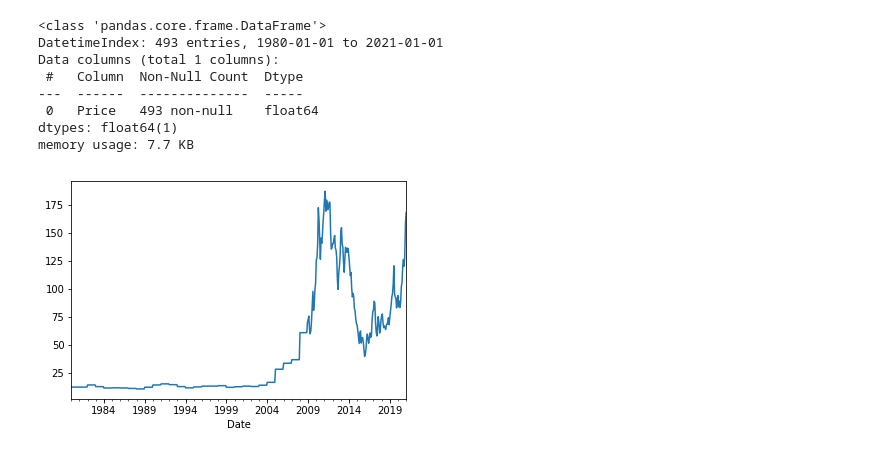
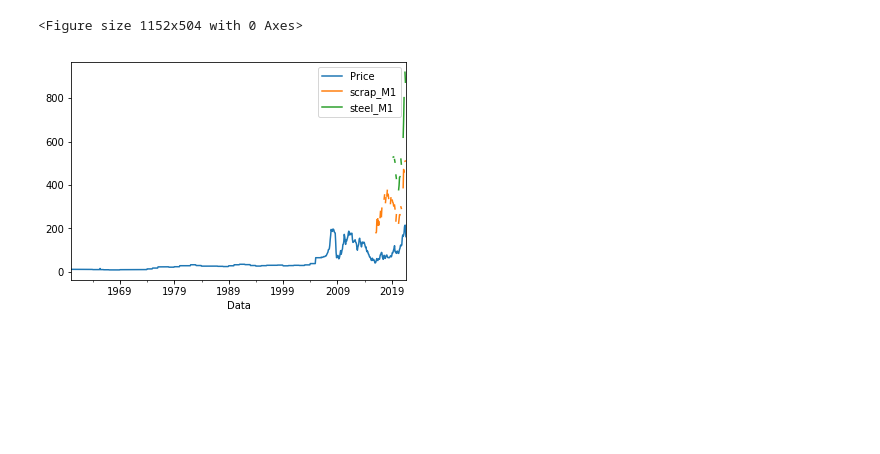
Before and after one commit to rejaneol/iron_ore_price_forecasting, a Jupyter notebook: iron-ore-prices-forecasting.ipynb, the cells around one changed output. Saved outputs shown, nothing was run; the diff lists cells and outputs as text; code cells hidden in the pictures; blank space fills up the shorter version.

```diff
--- a/iron-ore-prices-forecasting.ipynb
+++ b/iron-ore-prices-forecasting.ipynb
@@ -17,0 +164,7 @@ from statsmodels.tsa import arima, stattools, seasonal
+# %%
+# Steel Prices Historical Data
+df_steel = pd.read_excel('..\data\HC Closing Prices.xlsx',
+                   index_col = 0,
+                        )
+print(df_steel.info())
+df_steel.head()
@@ -17,0 +196,8 @@ from statsmodels.tsa import arima, stattools, seasonal
+# %%
+# China GDP Growth
+df_gdp = pd.read_csv('..\data\quarterly-gdp-oecd.csv',
+                    parse_dates = ['TIME'])
+df_chn_gdp = df_gdp[(df_gdp['LOCATION'] == 'CHN') & (df_gdp['FREQUENCY'] == 'Q') & (df_gdp['MEASURE'] == 'PC_CHGPP')].set_index('TIME')
+print(df_chn_gdp.info())
+df_chn_gdp.rename(columns = {'Value':'China_gdp_pc'}, inplace=True)
+df_chn_gdp.head()
@@ -17,0 +231,19 @@ from statsmodels.tsa import arima, stattools, seasonal
+# %%
+# Preparing Scrap data
+scrap_col_names = []
+for col in df_scrap.columns:
+    scrap_col_names.append('scrap_'+col)
+df_scrap.columns = scrap_col_names
+
+# Preparing Steel data
+steel_col_names = []
+for col in df_steel.columns:
+    steel_col_names.append('steel_'+col)
+df_steel.columns = steel_col_names
+# %%
+# Preparing a dataset with endogenous and exogenous variables
+df_all = df.copy()
+all_series = [df_scrap['scrap_M1'], df_steel['steel_M1'], df_chn_gdp['China_gdp_pc']]
+for s in all_series:
+    df_all = df_all.join(s, how='left')
+df_all.head()
@@ -43,15 +277,7 @@ df.head()
-# %%
-df.info()
-# %% [output]
-<class 'pandas.core.frame.DataFrame'>
-DatetimeIndex: 493 entries, 1980-01-01 to 2021-01-01
-Data columns (total 1 columns):
- #   Column  Non-Null Count  Dtype
----  ------  --------------  -----
- 0   Price   493 non-null    float64
-dtypes: float64(1)
-memory usage: 7.7 KB
-# %%
-df['Price'].plot();
-# %% [output]
-[figure, removed]
+# %%
+plt.figure(figsize = (16,7))
+df_all[['Price','scrap_M1','steel_M1']].plot()
+plt.show();
+# %% [output]
+<Figure size 1152x504 with 0 Axes>
+[figure, added]
```
Also changed, not shown: parts of 56 cells of this notebook.
